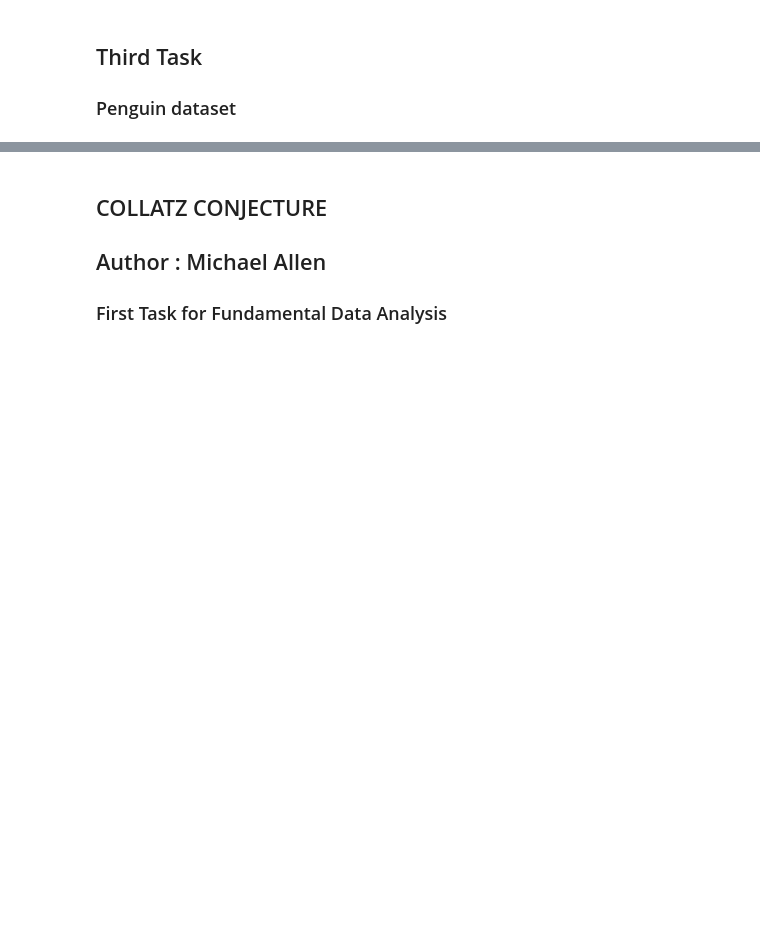
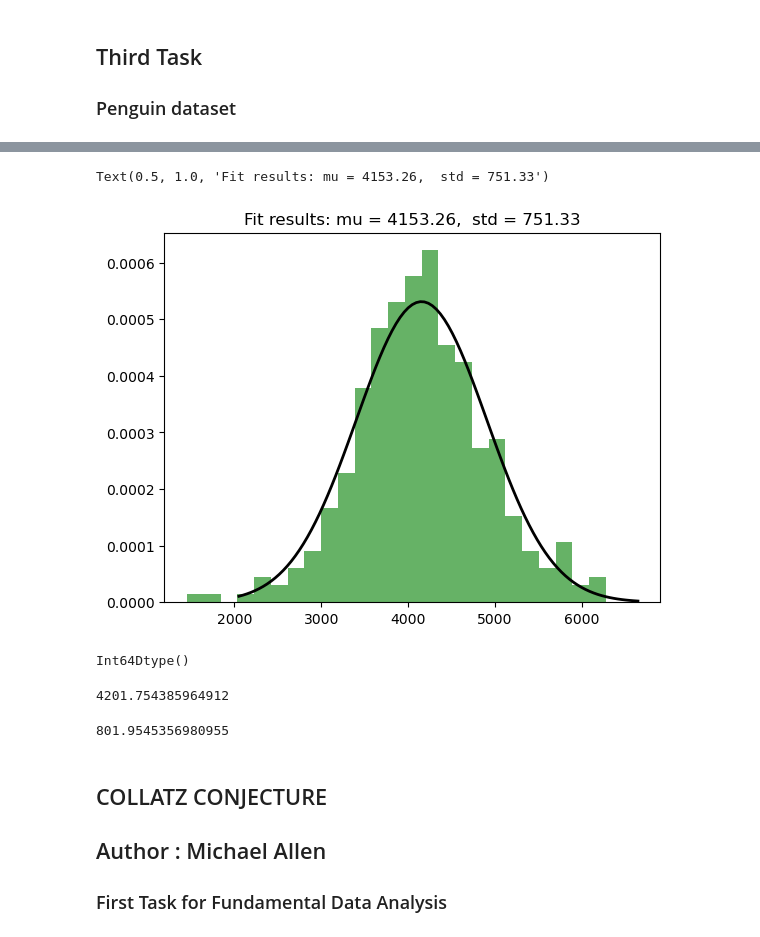
Before and after one commit to mickalleny2k/FUND_DATA, a Jupyter notebook: tasks.ipynb, the cells around one changed output, grey strips where cells are left out. Cells and saved outputs as stored; diff of their text form; code cells hidden in the pictures; blank space fills up the shorter version.

```diff
--- a/tasks.ipynb
+++ b/tasks.ipynb
@@ -110,0 +217,10 @@ plt.hist(body_mass[~np.isnan(body_mass)])
+# %%
+x = np.linspace(2051, 6644, 100)
+p = norm.pdf(x, mu, std)
+plt.plot(x, p, 'k', linewidth=2)
+plt.hist(data, bins=25, density=True, alpha=0.6, color='g')
+title = "Fit results: mu = %.2f,  std = %.2f" % (mu, std)
+plt.title(title)
+# %% [output]
+Text(0.5, 1.0, 'Fit results: mu = 4153.26,  std = 751.33')
+[figure, added]
@@ -111,3 +234,15 @@ plt.hist(body_mass[~np.isnan(body_mass)])
+# %%
+body_mass.dtype
+# %% [output]
+Int64Dtype()
+# %%
+body_mass.mean()
+# %% [output]
+4201.754385964912
+# %%
+body_mass.std()
+# %% [output]
+801.9545356980955
 # %% [markdown]
 ## COLLATZ CONJECTURE
 ## Author : Michael Allen
```
Also changed, not shown: parts of 31 cells of this notebook.
